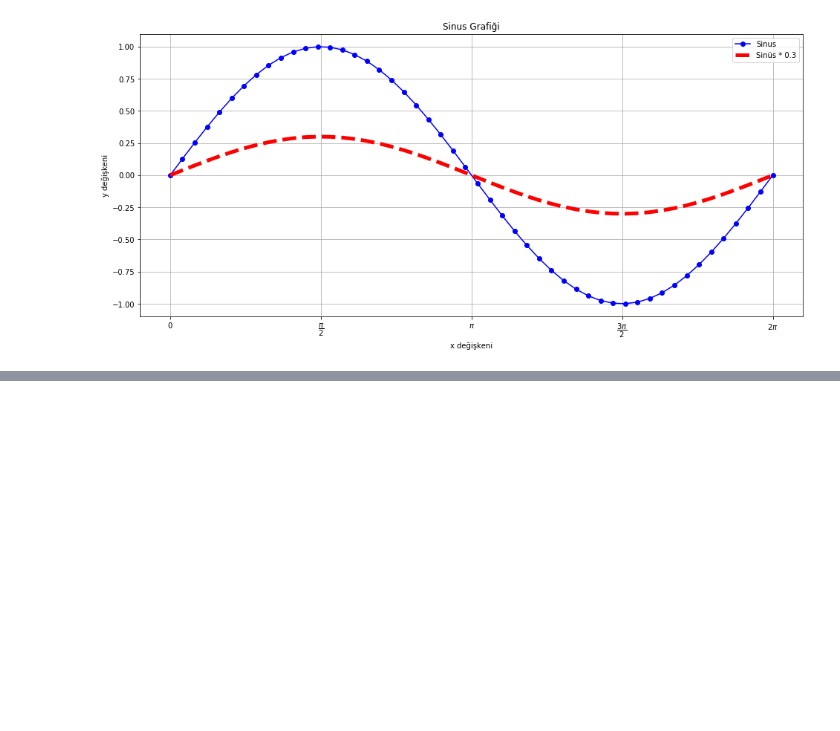
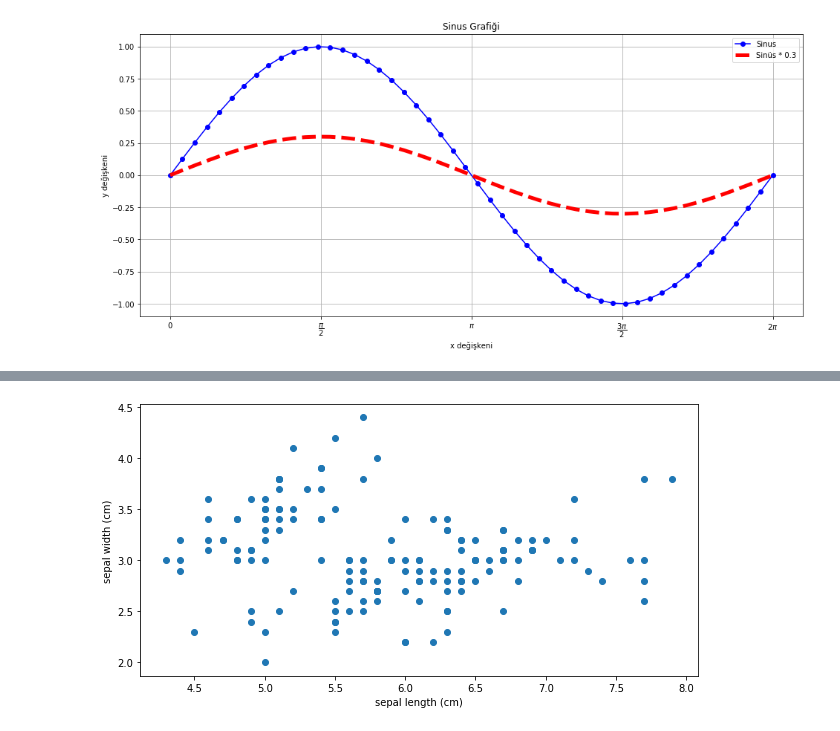
Before and after one commit to fatihbguclu/Python-Notes, a Jupyter notebook: Matplotlib Notları/Python_Matplotlib.ipynb, the cells around one changed output, grey strips where cells are left out. Saved outputs shown, nothing was run; the diff lists cells and outputs as text; code cells hidden in the pictures; blank space fills up the shorter version.

```diff
--- a/Matplotlib Notları/Python_Matplotlib.ipynb
+++ b/Matplotlib Notları/Python_Matplotlib.ipynb
@@ -109,0 +122,5 @@ plt.legend(["Sinus","Sinüs * 0.3"]);
+# %%
+#veri setleri yükleniyor
+from sklearn.datasets import load_iris
+
+iris = load_iris()
@@ -109,0 +178,10 @@ plt.legend(["Sinus","Sinüs * 0.3"]);
+# %%
+plt.figure(figsize = (10,5))
+plt.scatter(iris.data[:,0],iris.data[:,1])
+
+plt.xlabel(iris.feature_names[0])
+plt.ylabel(iris.feature_names[1])
+
+plt.show();
+# %% [output]
+[figure, added]
```
Also changed, not shown: parts of 72 cells of this notebook.
